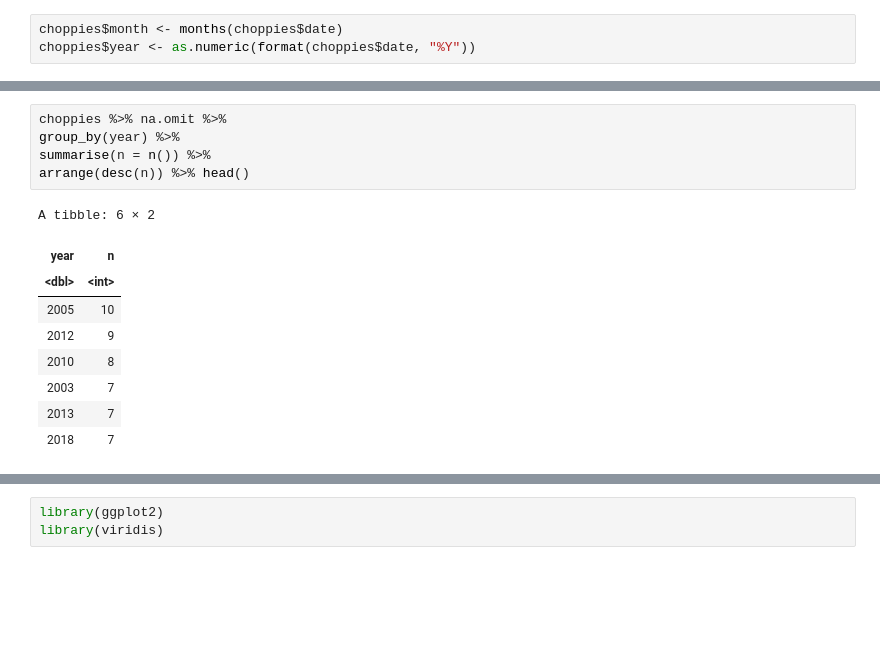
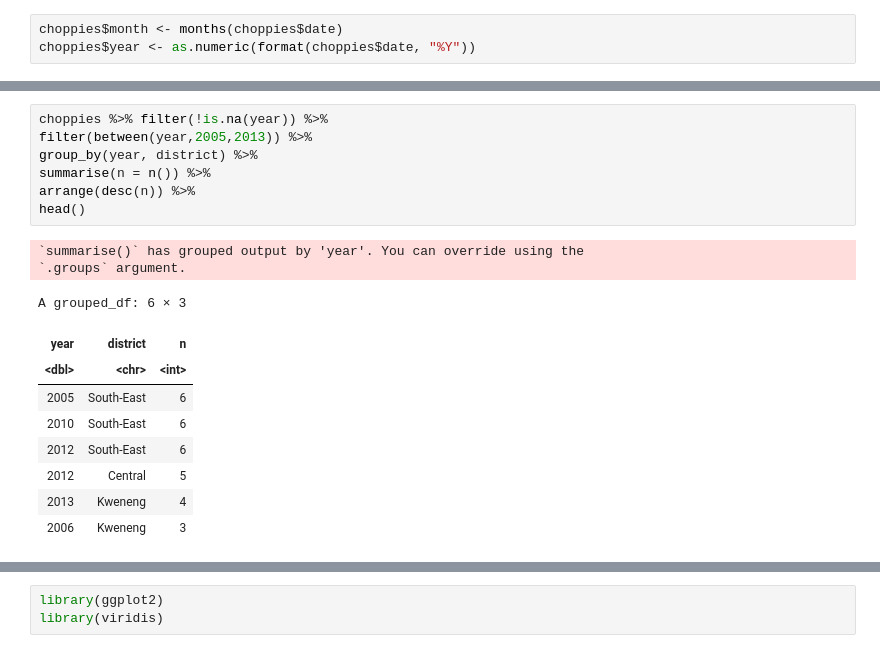
Before and after one commit to reaplm/choppies, a Jupyter notebook: Choppies.ipynb, the cells around one changed output, grey strips where cells are left out. Drawn from its saved outputs; the diff is of its cells as text; blank space fills up the shorter version.

```diff
--- a/Choppies.ipynb
+++ b/Choppies.ipynb
@@ -128,15 +195,19 @@ str(choppies)
 # %%
-choppies %>% na.omit %>%
-group_by(year) %>%
+choppies %>% filter(!is.na(year)) %>%
+filter(between(year,2005,2013)) %>%
+group_by(year, district) %>%
 summarise(n = n()) %>%
-arrange(desc(n)) %>% head()
+arrange(desc(n)) %>%
+head()
 # %% [output]
-A tibble: 6 × 2
+`summarise()` has grouped output by 'year'. You can override using the
+`.groups` argument.
+A grouped_df: 6 × 3
-| year | n |
-| <dbl> | <int> |
-| 2005 | 10 |
-| 2012 | 9 |
-| 2010 | 8 |
-| 2003 | 7 |
-| 2013 | 7 |
-| 2018 | 7 |
+| year | district | n |
+| <dbl> | <chr> | <int> |
+| 2005 | South-East | 6 |
+| 2010 | South-East | 6 |
+| 2012 | South-East | 6 |
+| 2012 | Central | 5 |
+| 2013 | Kweneng | 4 |
+| 2006 | Kweneng | 3 |
```
Also changed, not shown: parts of 22 cells of this notebook, 21 other files.
